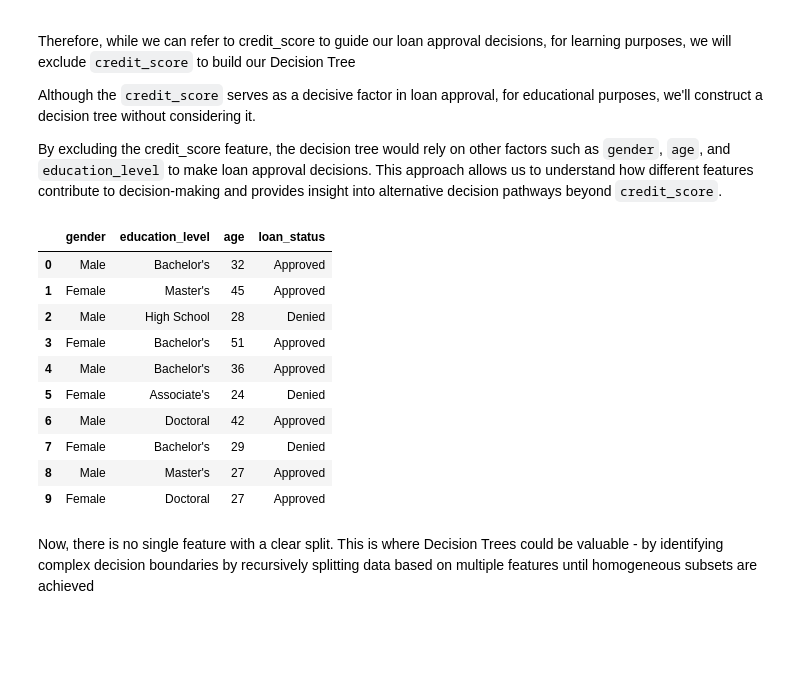
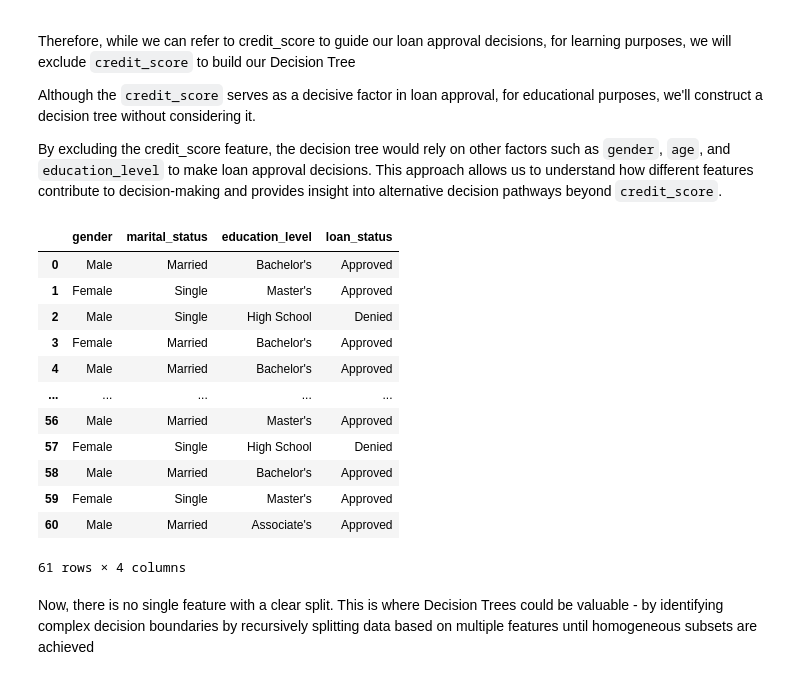
Before and after one commit to adoptedirelia/Replicable-ML-Final-Project, a Jupyter notebook: decision-trees.ipynb, the cells around one changed output. Drawn from its saved outputs; the diff is of its cells as text; code cells hidden in the pictures; blank space fills up the shorter version.

```diff
--- a/decision-trees.ipynb
+++ b/decision-trees.ipynb
@@ -18,15 +18,15 @@ To keep things clear and simple in this tutorial, we will reduce the number of r
 # data source https://www.kaggle.com/datasets/sujithmandala/simple-loan-classification-dataset/data
 df = pd.read_csv('./dataset/loan.csv')
 
-df_test = df[['gender', 'education_level', 'age', 'credit_score', 'loan_status']].tail(30).reset_index(drop=True)
 
 # To keep things simple in this tutorial,
 # We will reduce the number of features to 2 categorical and 2 numerical, and reduce rows to 10 rows
-df = df[['gender', 'education_level', 'age', 'credit_score', 'loan_status']].head(10)
+df = df[['gender', 'marital_status','education_level', 'loan_status']]
+df_test = df.tail(30).reset_index(drop=True)
 
 # preventing clear splits for age
-df.loc[8,'age']=27
-df.loc[9,'age']=27
+#df.loc[8,'age']=27
+#df.loc[9,'age']=27
 
 df
 # %% [output]
@@ -112,20 +116,22 @@ Although the `credit_score` serves as a decisive factor in loan approval, for ed
 
 By excluding the credit_score feature, the decision tree would rely on other factors such as `gender`, `age`, and `education_level` to make loan approval decisions. This approach allows us to understand how different features contribute to decision-making and provides insight into alternative decision pathways beyond `credit_score`.
 # %%
-df = df[['gender', 'education_level', 'age', 'loan_status']]
+df = df[['gender', 'marital_status','education_level', 'loan_status']]
 df
 # %% [output]
-|  | gender | education_level | age | loan_status |
-| 0 | Male | Bachelor's | 32 | Approved |
-| 1 | Female | Master's | 45 | Approved |
-| 2 | Male | High School | 28 | Denied |
-| 3 | Female | Bachelor's | 51 | Approved |
-| 4 | Male | Bachelor's | 36 | Approved |
-| 5 | Female | Associate's | 24 | Denied |
-| 6 | Male | Doctoral | 42 | Approved |
-| 7 | Female | Bachelor's | 29 | Denied |
-| 8 | Male | Master's | 27 | Approved |
-| 9 | Female | Doctoral | 27 | Approved |
+|  | gender | marital_status | education_level | loan_status |
+| 0 | Male | Married | Bachelor's | Approved |
+| 1 | Female | Single | Master's | Approved |
+| 2 | Male | Single | High School | Denied |
+| 3 | Female | Married | Bachelor's | Approved |
+| 4 | Male | Married | Bachelor's | Approved |
+| ... | ... | ... | ... | ... |
+| 56 | Male | Married | Master's | Approved |
+| 57 | Female | Single | High School | Denied |
+| 58 | Male | Married | Bachelor's | Approved |
+| 59 | Female | Single | Master's | Approved |
+| 60 | Male | Married | Associate's | Approved |
+61 rows × 4 columns
 # %% [markdown]
 Now, there is no single feature with a clear split. This is where Decision Trees could be valuable - by identifying complex decision boundaries by recursively splitting data based on multiple features until homogeneous subsets are achieved
 # %%
```
Also changed, not shown: parts of 20 cells of this notebook, 4 other files.
